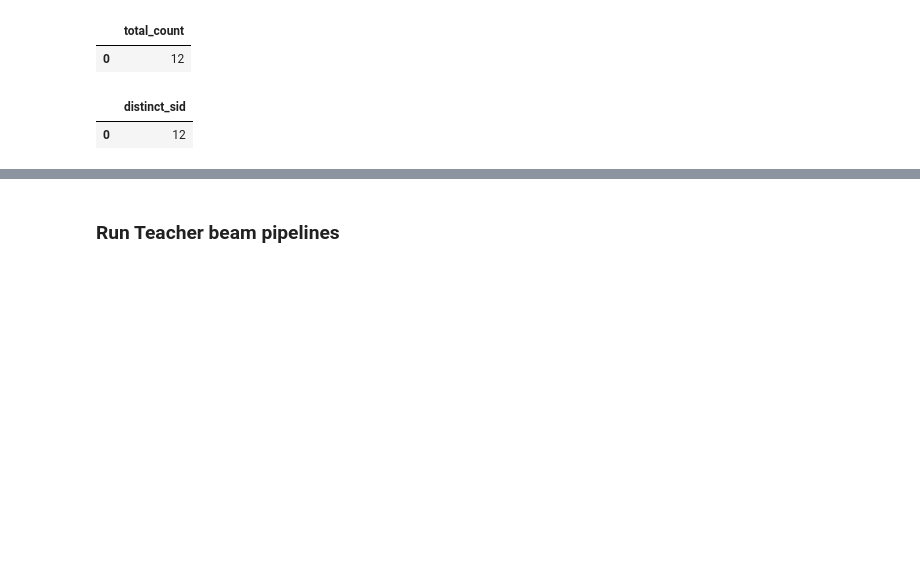
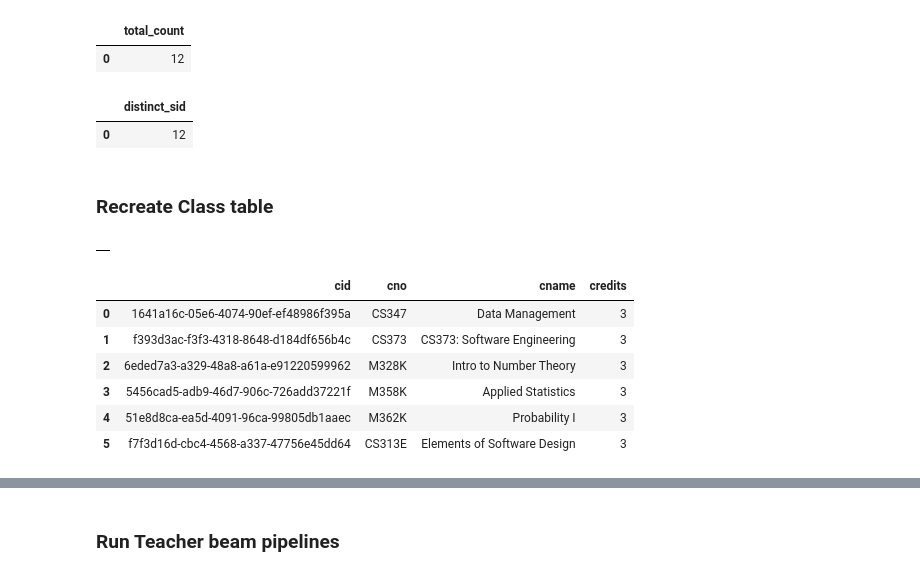
Before and after one commit to cs327e-spring2020/snippets, a Jupyter notebook: college_modeled.ipynb, the cells around one changed output, grey strips where cells are left out. Drawn from its saved outputs; the diff is of its cells as text; code cells hidden in the pictures; blank space fills up the shorter version.

```diff
--- a/college_modeled.ipynb
+++ b/college_modeled.ipynb
@@ -220,3 +220,24 @@ select count(distinct sid) as distinct_sid from college_modeled.Student_Beam_DF
 # %%
 %%bigquery
 select count(*) as total_count from college_modeled.Student_Beam_DF
+# %% [markdown]
+### Recreate Class table
+# %%
+%%bigquery
+create or replace table college_modeled.Class as
+select generate_uuid() as cid, *
+from college_modeled.Class
+# %% [output]
+|  |
+# %%
+%%bigquery
+select * from college_modeled.Class
+limit 6
+# %% [output]
+|  | cid | cno | cname | credits |
+| 0 | 1641a16c-05e6-4074-90ef-ef48986f395a | CS347 | Data Management | 3 |
+| 1 | f393d3ac-f3f3-4318-8648-d184df656b4c | CS373 | CS373: Software Engineering | 3 |
+| 2 | 6eded7a3-a329-48a8-a61a-e91220599962 | M328K | Intro to Number Theory | 3 |
+| 3 | 5456cad5-adb9-46d7-906c-726add37221f | M358K | Applied Statistics | 3 |
+| 4 | 51e8d8ca-ea5d-4091-96ca-99805db1aaec | M362K | Probability I | 3 |
+| 5 | f7f3d16d-cbc4-4568-a337-47756e45dd64 | CS313E | Elements of Software Design | 3 |
```
Also changed, not shown: parts of 16 cells of this notebook.
